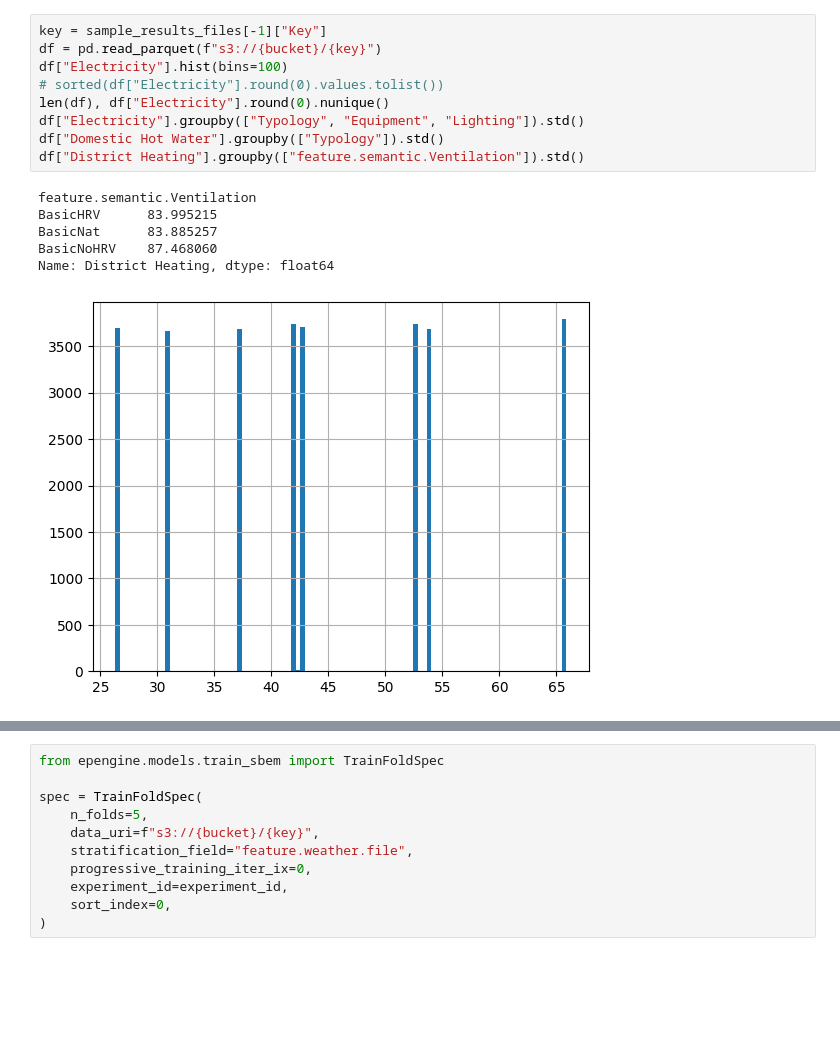
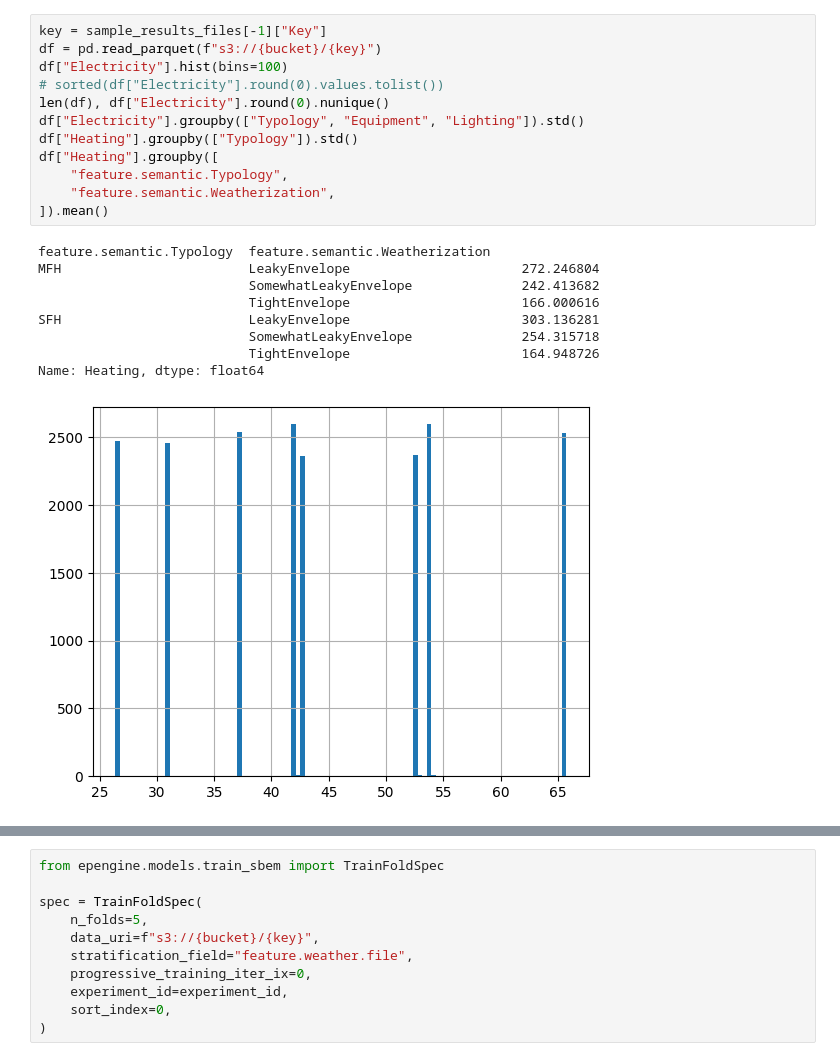
Before and after one commit to szvsw/epengine, a Jupyter notebook: notebooks/learning_curves.ipynb, the cells around one changed output, grey strips where cells are left out. Saved outputs shown, nothing was run; the diff lists cells and outputs as text; blank space fills up the shorter version.

```diff
--- a/notebooks/learning_curves.ipynb
+++ b/notebooks/learning_curves.ipynb
@@ -93,16 +144,22 @@ fig.tight_layout()
 # %%
 key = sample_results_files[-1]["Key"]
 df = pd.read_parquet(f"s3://{bucket}/{key}")
 df["Electricity"].hist(bins=100)
 # sorted(df["Electricity"].round(0).values.tolist())
 len(df), df["Electricity"].round(0).nunique()
 df["Electricity"].groupby(["Typology", "Equipment", "Lighting"]).std()
-df["Domestic Hot Water"].groupby(["Typology"]).std()
-df["District Heating"].groupby(["feature.semantic.Ventilation"]).std()
+df["Heating"].groupby(["Typology"]).std()
+df["Heating"].groupby([
+    "feature.semantic.Typology",
+    "feature.semantic.Weatherization",
+]).mean()
 # %% [output]
-feature.semantic.Ventilation
-BasicHRV      83.995215
-BasicNat      83.885257
-BasicNoHRV    87.468060
-Name: District Heating, dtype: float64
+feature.semantic.Typology  feature.semantic.Weatherization
+MFH                        LeakyEnvelope                      272.246804
+                           SomewhatLeakyEnvelope              242.413682
+                           TightEnvelope                      166.000616
+SFH                        LeakyEnvelope                      303.136281
+                           SomewhatLeakyEnvelope              254.315718
+                           TightEnvelope                      164.948726
+Name: Heating, dtype: float64
-[figure, old version]
+[figure, new version]
```
Also changed, not shown: parts of 16 cells of this notebook, 5 other files.
